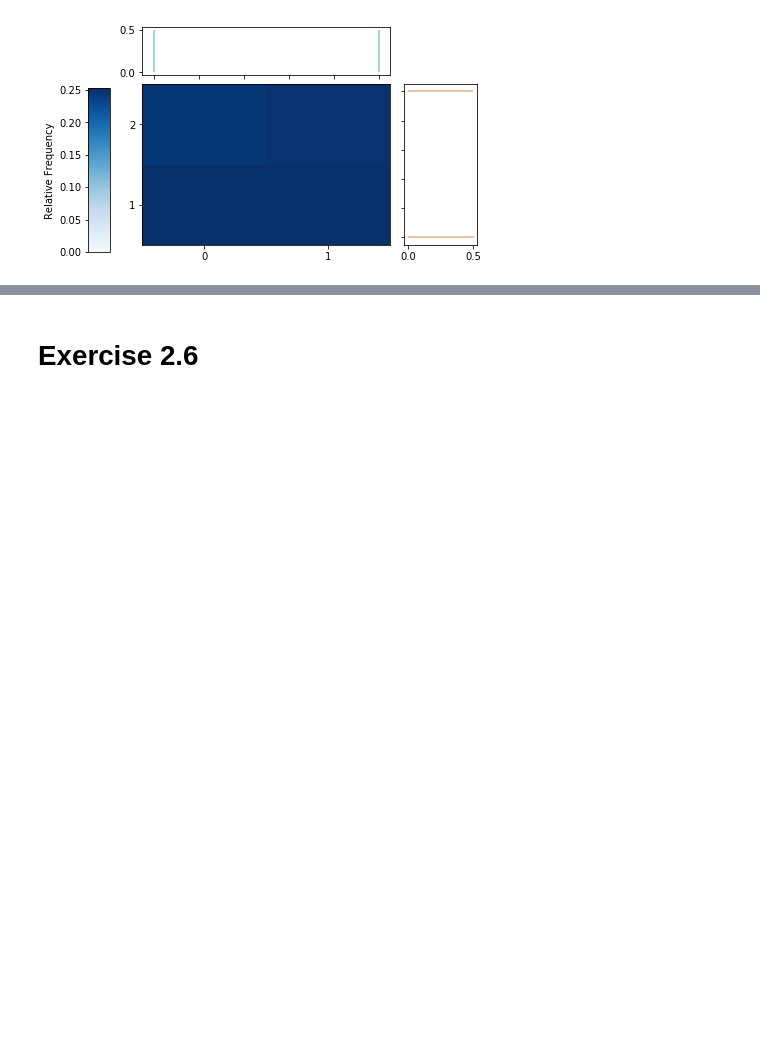
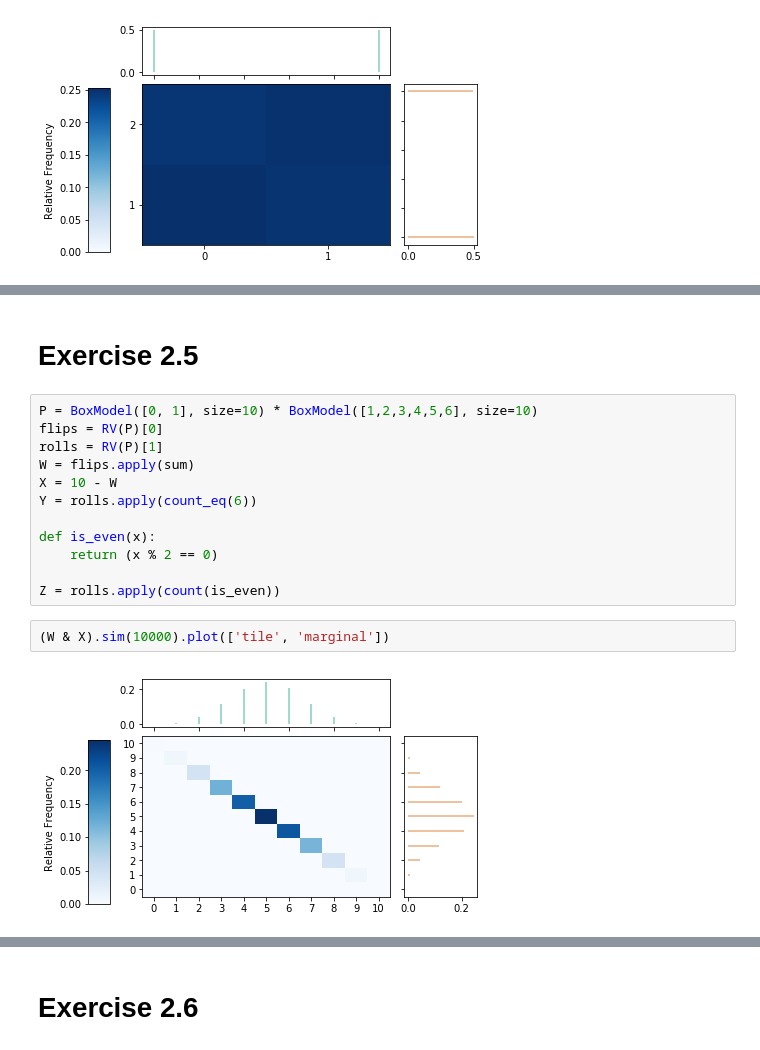
Before and after one commit to kevindavisross/stat405, a Jupyter notebook: STAT405/STAT405-Handout02-distributions.ipynb, the cells around one changed output, grey strips where cells are left out. Drawn from its saved outputs; the diff is of its cells as text; blank space fills up the shorter version.

```diff
--- a/STAT405/STAT405-Handout02-distributions.ipynb
+++ b/STAT405/STAT405-Handout02-distributions.ipynb
@@ -200,0 +201,18 @@ S = RV(P, cumsum)
+# %% [markdown]
+# Exercise 2.5
+# %%
+P = BoxModel([0, 1], size=10) * BoxModel([1,2,3,4,5,6], size=10)
+flips = RV(P)[0]
+rolls = RV(P)[1]
+W = flips.apply(sum)
+X = 10 - W
+Y = rolls.apply(count_eq(6))
+
+def is_even(x):
+    return (x % 2 == 0)
+
+Z = rolls.apply(count(is_even))
+# %%
+(W & X).sim(10000).plot(['tile', 'marginal'])
+# %% [output]
+[figure, added]
```
Also changed, not shown: parts of 24 cells of this notebook, 12 other files.
